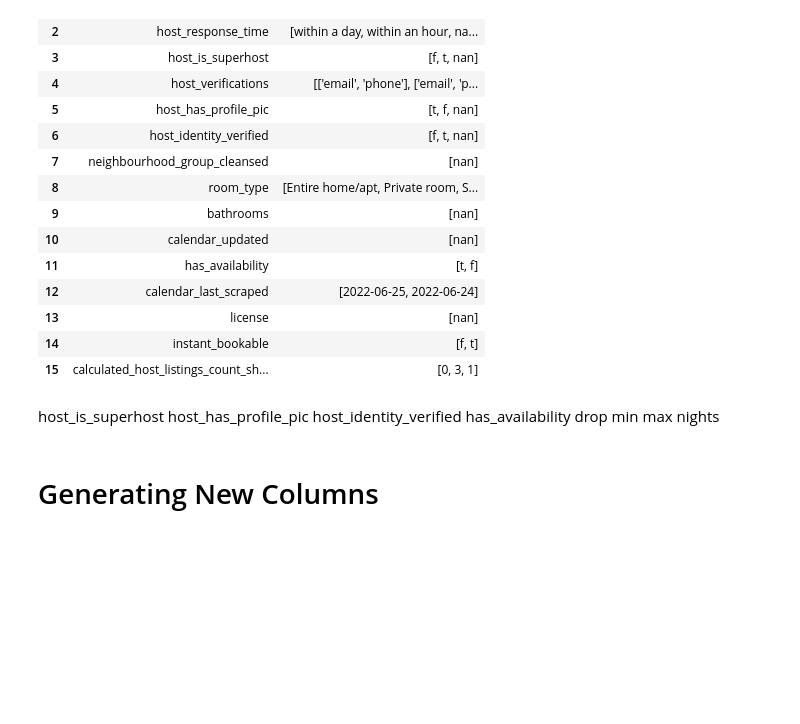
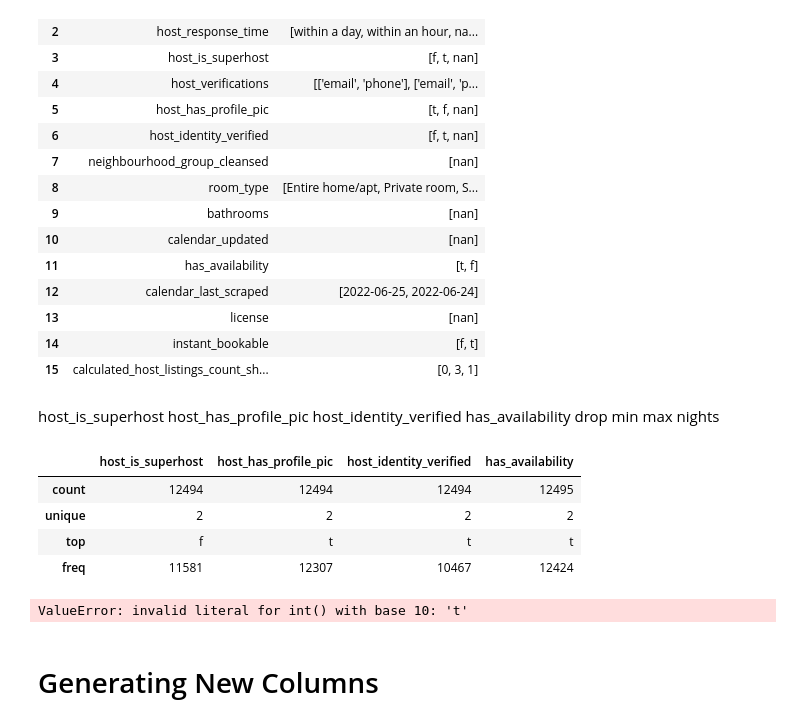
Before and after one commit to eirikvagen/data_management_exam, a Jupyter notebook: shared_clean.ipynb, the cells around one changed output. Cells and saved outputs as stored; diff of their text form; code cells hidden in the pictures; blank space fills up the shorter version.

```diff
--- a/shared_clean.ipynb
+++ b/shared_clean.ipynb
@@ -167,3 +174,49 @@ drop min max nights
+# %%
+# Assuming 'df' is your DataFrame
+columns_to_describe = [
+    'host_is_superhost',
+    'host_has_profile_pic',
+    'host_identity_verified',
+    'has_availability'
+]
+
+# Get the descriptive statistics for the specified columns
+description = df[columns_to_describe].describe()
+
+# Since 'describe()' does not directly provide 'min' and 'max' rows, but percentiles and other statistics,
+# if you meant to exclude columns with 'min' and 'max' in their names, you could simply not include them in your columns list as shown above.
+
+# If you actually want to exclude rows with 'min' or 'max' in their index names from the description DataFrame:
+description = description.drop(index=['min', 'max'], errors='ignore')
+
+# Display the descriptive statistics
+description
+# %% [output]
+|  | host_is_superhost | host_has_profile_pic | host_identity_verified | has_availability |
+| count | 12494 | 12494 | 12494 | 12495 |
+| unique | 2 | 2 | 2 | 2 |
+| top | f | t | t | t |
+| freq | 11581 | 12307 | 10467 | 12424 |
+# %%
+import pandas as pd
+import matplotlib.pyplot as plt
+
+# Assuming df is your DataFrame
+
+# Convert True/False to 1/0
+df_numerical = df[['has_availability']].astype(int)
+
+# Calculate the mean of each column to get the proportion of Trues (1s)
+proportions = df_numerical.mean()
+
+# Plot
+proportions.plot(kind='bar')
+plt.title('Proportion of True Values')
+plt.ylabel('Proportion')
+plt.xlabel('Columns')
+plt.show()
+# %% [output]
+ValueError: invalid literal for int() with base 10: 't'
 # %% [markdown]
 # Generating New Columns
 # %%
```
Also changed, not shown: parts of 4 cells of this notebook, 1 other file.
